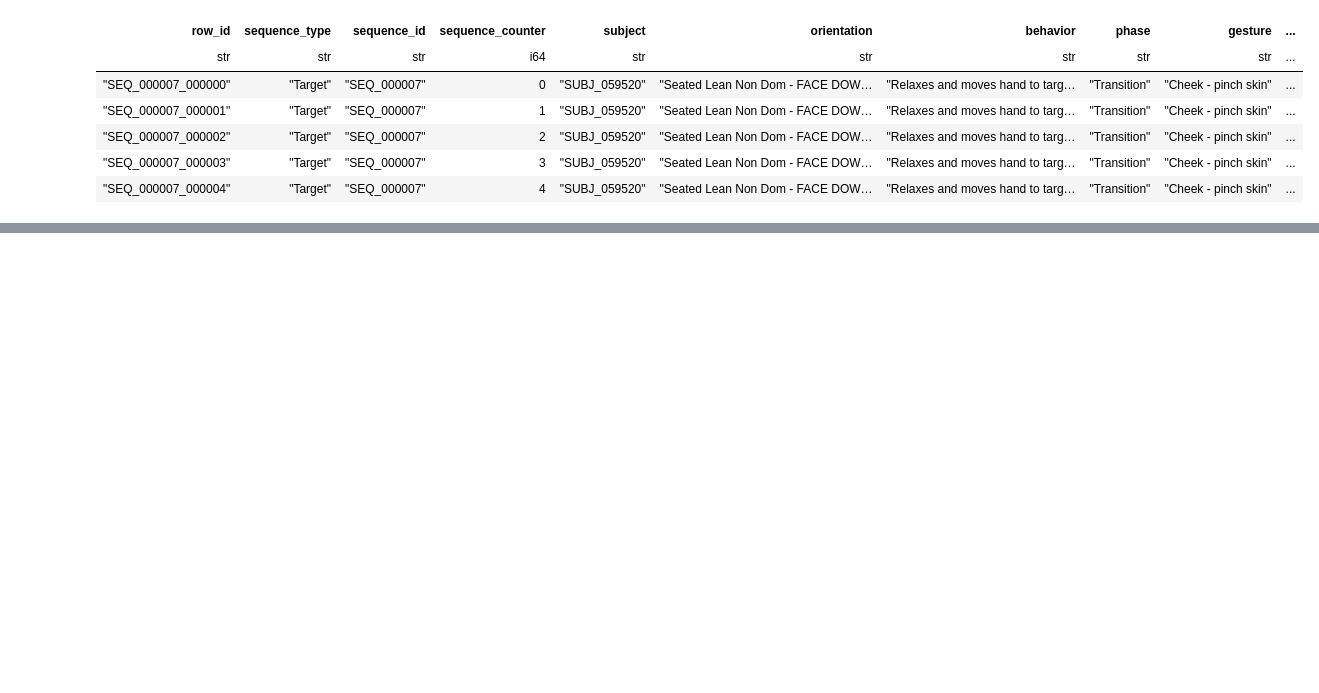
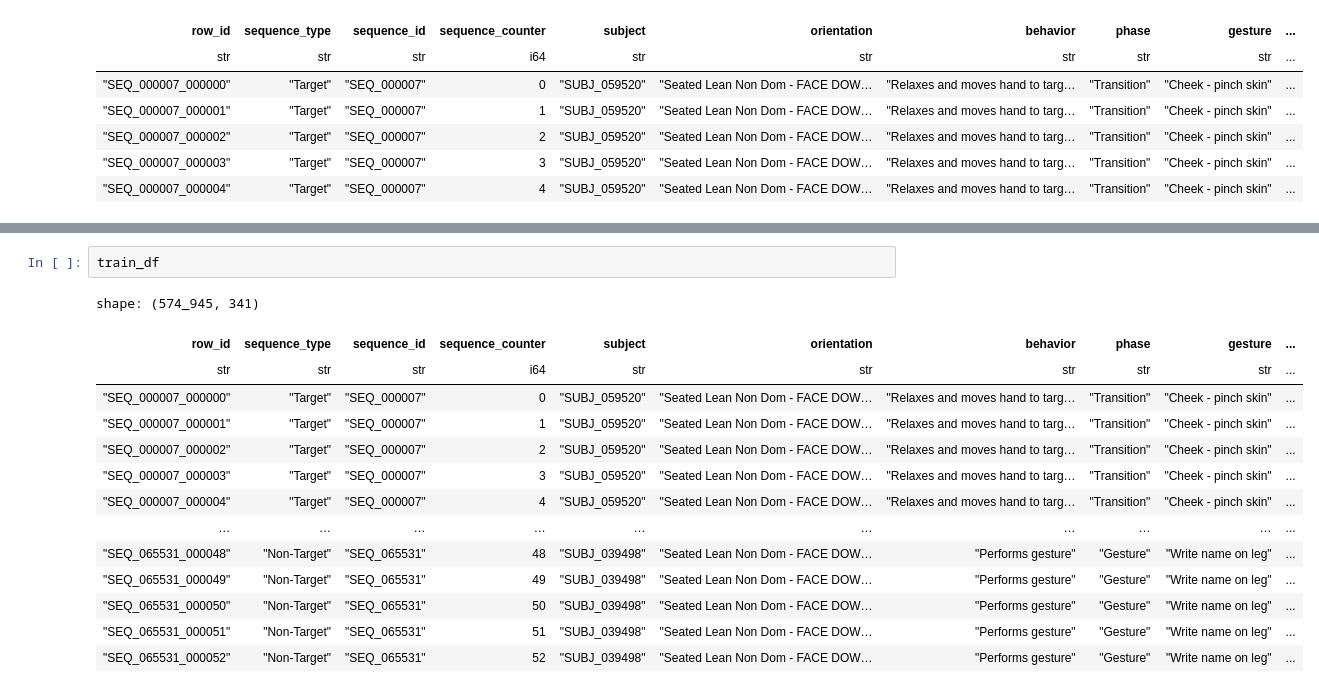
Before and after one commit to gaetanDubuc/cmi-kaggle-competition, a Jupyter notebook: notebooks/001_load_and_explore_the_data.ipynb, the cells around one changed output, grey strips where cells are left out. Cells and saved outputs as stored; diff of their text form; blank space fills up the shorter version.

```diff
--- a/notebooks/001_load_and_explore_the_data.ipynb
+++ b/notebooks/001_load_and_explore_the_data.ipynb
@@ -85,0 +191,17 @@ sns.despine(left=True, bottom=True)
+# %%
+train_df
+# %% [output]
+shape: (574_945, 341)
+| row_id | sequence_type | sequence_id | sequence_counter | subject | orientation | behavior | phase | gesture | ... |
+| str | str | str | i64 | str | str | str | str | str | ... |
+| "SEQ_000007_000000" | "Target" | "SEQ_000007" | 0 | "SUBJ_059520" | "Seated Lean Non Dom - FACE DOW… | "Relaxes and moves hand to targ… | "Transition" | "Cheek - pinch skin" | ... |
+| "SEQ_000007_000001" | "Target" | "SEQ_000007" | 1 | "SUBJ_059520" | "Seated Lean Non Dom - FACE DOW… | "Relaxes and moves hand to targ… | "Transition" | "Cheek - pinch skin" | ... |
+| "SEQ_000007_000002" | "Target" | "SEQ_000007" | 2 | "SUBJ_059520" | "Seated Lean Non Dom - FACE DOW… | "Relaxes and moves hand to targ… | "Transition" | "Cheek - pinch skin" | ... |
+| "SEQ_000007_000003" | "Target" | "SEQ_000007" | 3 | "SUBJ_059520" | "Seated Lean Non Dom - FACE DOW… | "Relaxes and moves hand to targ… | "Transition" | "Cheek - pinch skin" | ... |
+| "SEQ_000007_000004" | "Target" | "SEQ_000007" | 4 | "SUBJ_059520" | "Seated Lean Non Dom - FACE DOW… | "Relaxes and moves hand to targ… | "Transition" | "Cheek - pinch skin" | ... |
+| … | … | … | … | … | … | … | … | … | ... |
+| "SEQ_065531_000048" | "Non-Target" | "SEQ_065531" | 48 | "SUBJ_039498" | "Seated Lean Non Dom - FACE DOW… | "Performs gesture" | "Gesture" | "Write name on leg" | ... |
+| "SEQ_065531_000049" | "Non-Target" | "SEQ_065531" | 49 | "SUBJ_039498" | "Seated Lean Non Dom - FACE DOW… | "Performs gesture" | "Gesture" | "Write name on leg" | ... |
+| "SEQ_065531_000050" | "Non-Target" | "SEQ_065531" | 50 | "SUBJ_039498" | "Seated Lean Non Dom - FACE DOW… | "Performs gesture" | "Gesture" | "Write name on leg" | ... |
+| "SEQ_065531_000051" | "Non-Target" | "SEQ_065531" | 51 | "SUBJ_039498" | "Seated Lean Non Dom - FACE DOW… | "Performs gesture" | "Gesture" | "Write name on leg" | ... |
+| "SEQ_065531_000052" | "Non-Target" | "SEQ_065531" | 52 | "SUBJ_039498" | "Seated Lean Non Dom - FACE DOW… | "Performs gesture" | "Gesture" | "Write name on leg" | ... |
```
Also changed, not shown: parts of 6 cells of this notebook.
